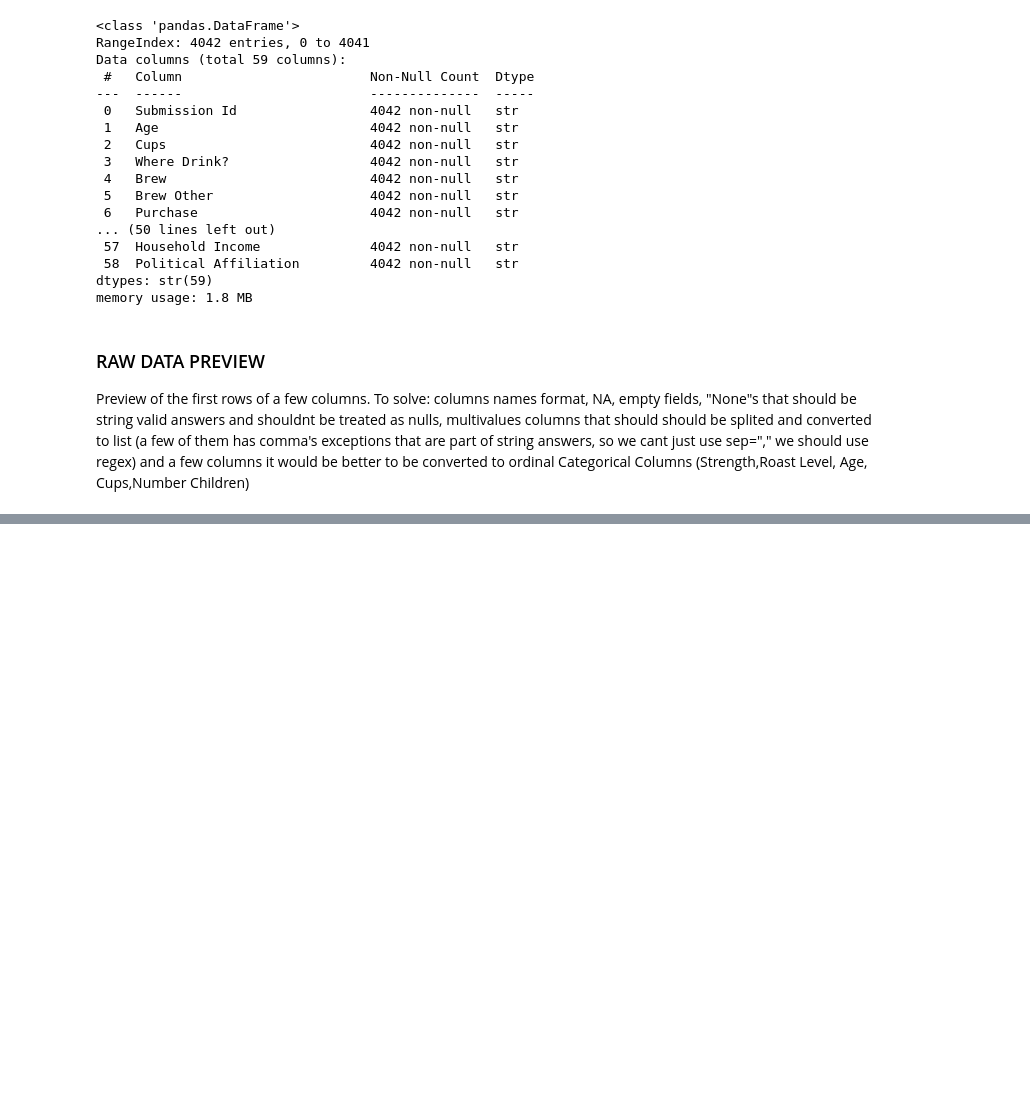
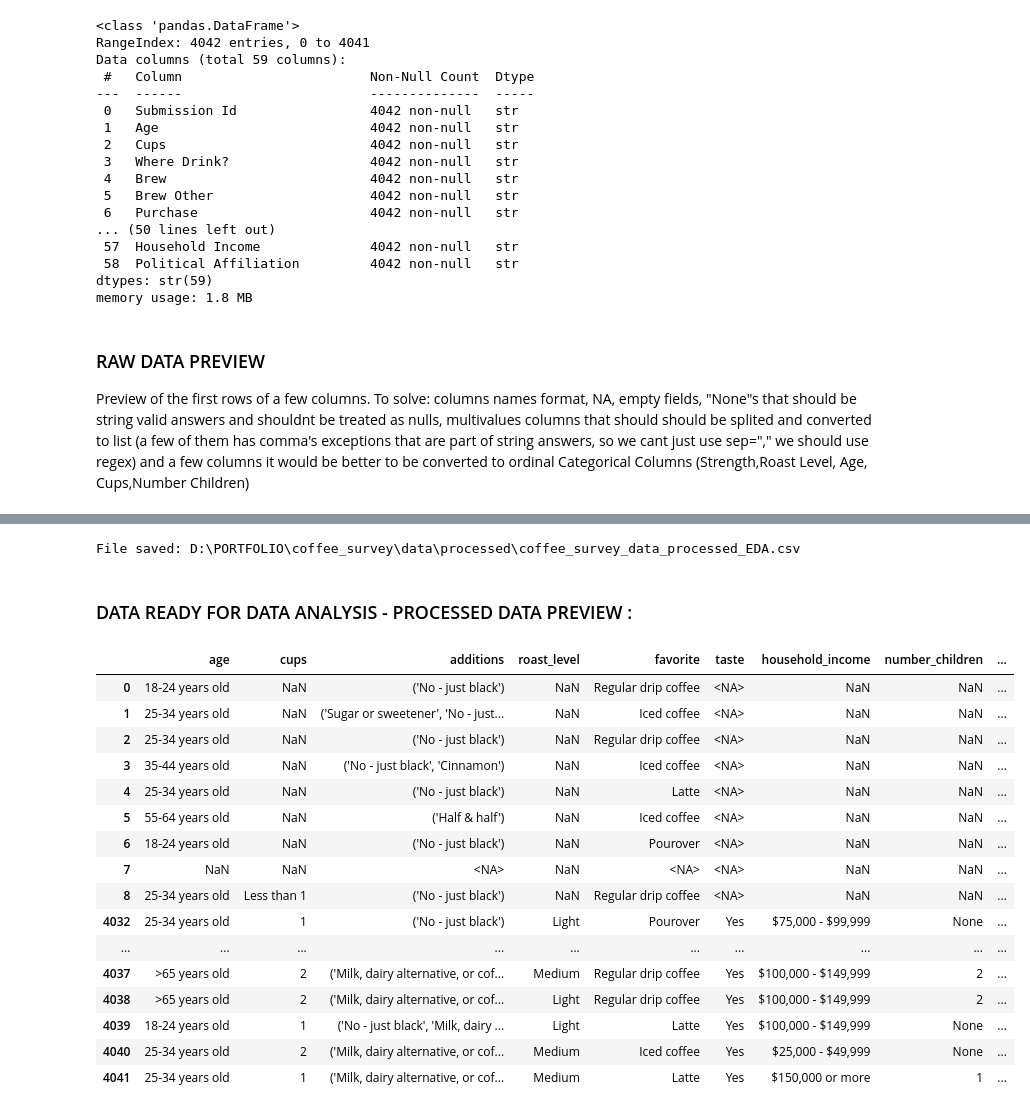
Before and after one commit to briella-codes/coffee_survey, a Jupyter notebook: notebooks/survey_analysis_english.ipynb, the cells around one changed output, grey strips where cells are left out. Drawn from its saved outputs; the diff is of its cells as text; code cells hidden in the pictures; blank space fills up the shorter version.

```diff
--- a/notebooks/survey_analysis_english.ipynb
+++ b/notebooks/survey_analysis_english.ipynb
@@ -132,0 +223,33 @@ display(survey_df[['Age','Cups','Additions','Roast Level','Favorite','Taste?','H
+# %%
+columns_to_remove = ['favorite_specify','purchase_other','additions_other','coffee_a_notes','coffee_b_notes','coffee_c_notes','coffee_d_notes','gender_specify','ethnicity_race_specify','political_affiliation','ethnicity_race']
+survey_df_eda = survey_df.copy()
+survey_df_eda = survey_df_eda.drop(columns=columns_to_remove)
+create_csv(survey_df_eda,"coffee_survey_data_processed_EDA.csv")
+
+#uncomment to see the new dataframe's info:
+#survey_df_eda.info()
+# %% [output]
+File saved: D:\PORTFOLIO\coffee_survey\data\processed\coffee_survey_data_processed_EDA.csv
+# %% [markdown]
+### DATA READY FOR DATA ANALYSIS - PROCESSED DATA PREVIEW :
+# %%
+# Note: show_df(df) displays ALL records. Use "head" and/or "tail" to limit output if needed, for example: show_df(df, head=20, tail=40).
+show_df(survey_df[['age','cups','additions','roast_level','favorite','taste','household_income','number_children','strength']], head=10, tail=10 )
+# %% [output]
+|  | age | cups | additions | roast_level | favorite | taste | household_income | number_children | ... |
+| 0 | 18-24 years old | NaN | ('No - just black') | NaN | Regular drip coffee | <NA> | NaN | NaN | ... |
+| 1 | 25-34 years old | NaN | ('Sugar or sweetener', 'No - just... | NaN | Iced coffee | <NA> | NaN | NaN | ... |
+| 2 | 25-34 years old | NaN | ('No - just black') | NaN | Regular drip coffee | <NA> | NaN | NaN | ... |
+| 3 | 35-44 years old | NaN | ('No - just black', 'Cinnamon') | NaN | Iced coffee | <NA> | NaN | NaN | ... |
+| 4 | 25-34 years old | NaN | ('No - just black') | NaN | Latte | <NA> | NaN | NaN | ... |
+| 5 | 55-64 years old | NaN | ('Half & half') | NaN | Iced coffee | <NA> | NaN | NaN | ... |
+| 6 | 18-24 years old | NaN | ('No - just black') | NaN | Pourover | <NA> | NaN | NaN | ... |
+| 7 | NaN | NaN | <NA> | NaN | <NA> | <NA> | NaN | NaN | ... |
+| 8 | 25-34 years old | Less than 1 | ('No - just black') | NaN | Regular drip coffee | <NA> | NaN | NaN | ... |
+| 4032 | 25-34 years old | 1 | ('No - just black') | Light | Pourover | Yes | $75,000 - $99,999 | None | ... |
+| ... | ... | ... | ... | ... | ... | ... | ... | ... | ... |
+| 4037 | >65 years old | 2 | ('Milk, dairy alternative, or cof... | Medium | Regular drip coffee | Yes | $100,000 - $149,999 | 2 | ... |
+| 4038 | >65 years old | 2 | ('Milk, dairy alternative, or cof... | Light | Regular drip coffee | Yes | $100,000 - $149,999 | 2 | ... |
+| 4039 | 18-24 years old | 1 | ('No - just black', 'Milk, dairy ... | Light | Latte | Yes | $100,000 - $149,999 | None | ... |
+| 4040 | 25-34 years old | 2 | ('Milk, dairy alternative, or cof... | Medium | Iced coffee | Yes | $25,000 - $49,999 | None | ... |
+| 4041 | 25-34 years old | 1 | ('Milk, dairy alternative, or cof... | Medium | Latte | Yes | $150,000 or more | 1 | ... |
```
Also changed, not shown: parts of 10 cells of this notebook, 5 other files.
